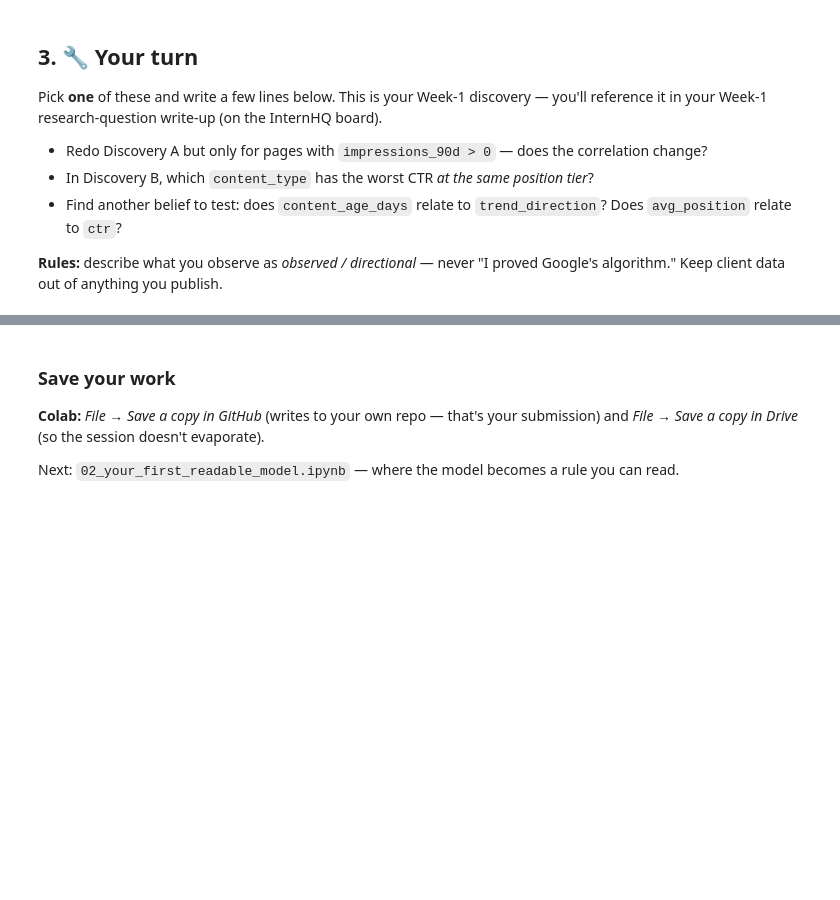
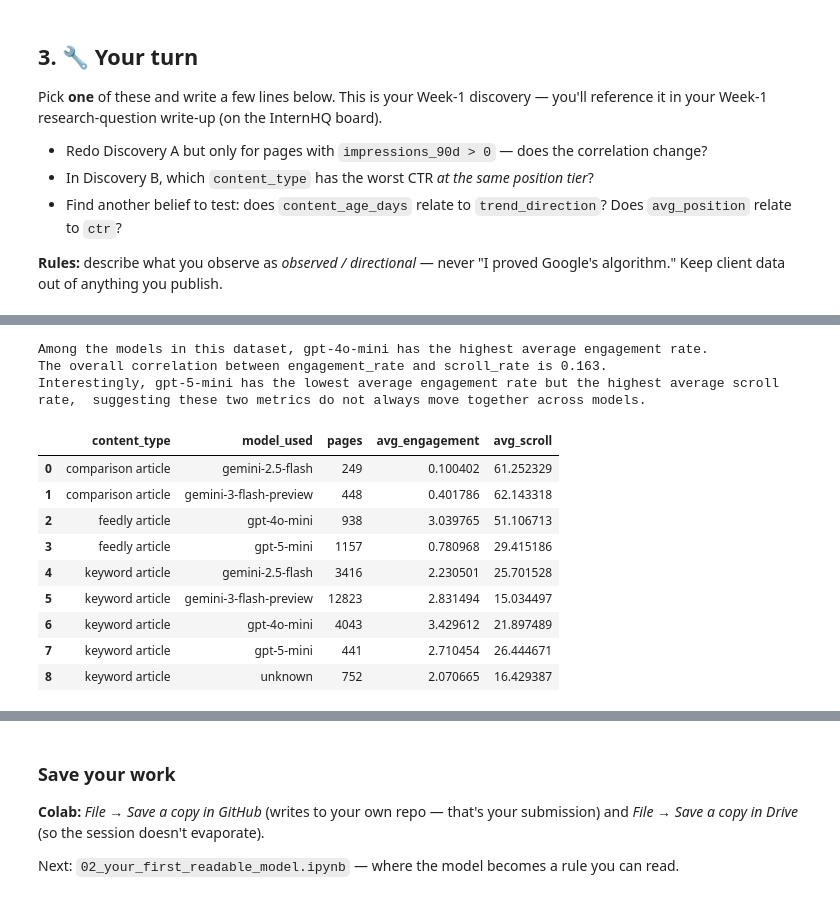
Before and after one commit to TobaQUINN/flyrank-ml-internship, a Jupyter notebook: notebooks/01_first_look_and_discovery.ipynb, the cells around one changed output, grey strips where cells are left out. Saved outputs shown, nothing was run; the diff lists cells and outputs as text; code cells hidden in the pictures; blank space fills up the shorter version.

```diff
--- a/notebooks/01_first_look_and_discovery.ipynb
+++ b/notebooks/01_first_look_and_discovery.ipynb
@@ -99,0 +203,36 @@ Pick **one** of these and write a few lines below. This is your Week-1 discovery
+# %%
+corr = df["engagement_rate"].corr(df["scroll_rate"])
+print("Among the models in this dataset, gpt-4o-mini has the highest average engagement rate.")
+
+print("The overall correlation between engagement_rate and scroll_rate is "
+      f"{corr:.3f}.")
+
+print("Interestingly, gpt-5-mini has the lowest average engagement rate but the highest average scroll rate,  suggesting these two metrics do not always move together across models.")
+# %% [output]
+Among the models in this dataset, gpt-4o-mini has the highest average engagement rate.
+The overall correlation between engagement_rate and scroll_rate is 0.163.
+Interestingly, gpt-5-mini has the lowest average engagement rate but the highest average scroll rate,  suggesting these two metrics do not always move together across models.
+# %%
+# Comparing models within all content tpye
+summary = (
+    df.groupby(["content_type", "model_used"])
+    .agg(
+        pages=("content_id", "count"),
+        avg_engagement=("engagement_rate", "mean"),
+        avg_scroll=("scroll_rate", "mean")
+    )
+    .reset_index()
+)
+
+summary
+# %% [output]
+|  | content_type | model_used | pages | avg_engagement | avg_scroll |
+| 0 | comparison article | gemini-2.5-flash | 249 | 0.100402 | 61.252329 |
+| 1 | comparison article | gemini-3-flash-preview | 448 | 0.401786 | 62.143318 |
+| 2 | feedly article | gpt-4o-mini | 938 | 3.039765 | 51.106713 |
+| 3 | feedly article | gpt-5-mini | 1157 | 0.780968 | 29.415186 |
+| 4 | keyword article | gemini-2.5-flash | 3416 | 2.230501 | 25.701528 |
+| 5 | keyword article | gemini-3-flash-preview | 12823 | 2.831494 | 15.034497 |
+| 6 | keyword article | gpt-4o-mini | 4043 | 3.429612 | 21.897489 |
+| 7 | keyword article | gpt-5-mini | 441 | 2.710454 | 26.444671 |
+| 8 | keyword article | unknown | 752 | 2.070665 | 16.429387 |
```
Also changed, not shown: parts of 9 cells of this notebook.
